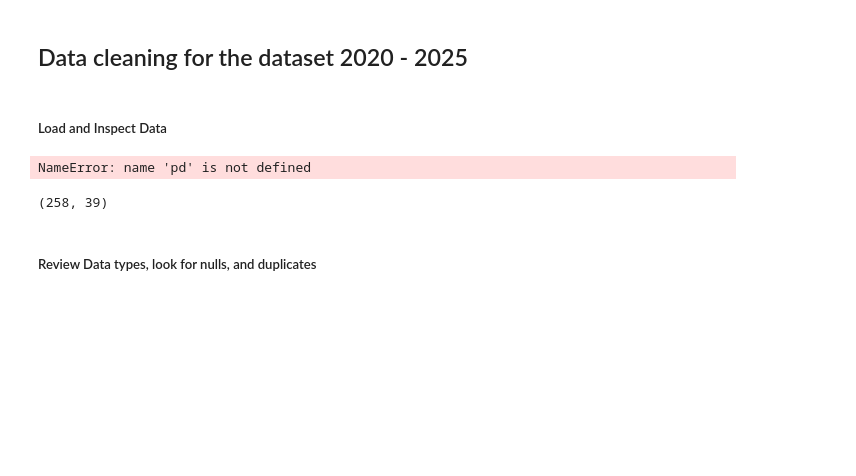
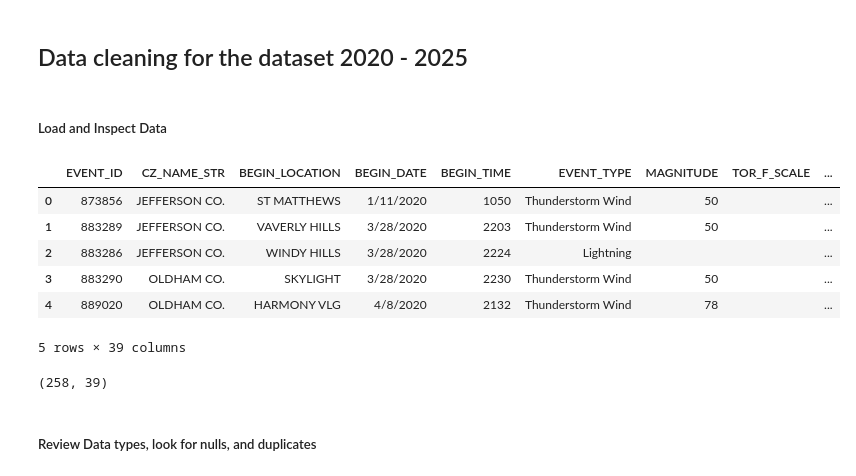
Before and after one commit to eugeniaduke/Is_Tornado_Activity_Increasing, a Jupyter notebook: Notebooks/data_cleaning_Tornado_Tracks.ipynb, the cells around one changed output. Drawn from its saved outputs; the diff is of its cells as text; code cells hidden in the pictures; blank space fills up the shorter version.

```diff
--- a/Notebooks/data_cleaning_Tornado_Tracks.ipynb
+++ b/Notebooks/data_cleaning_Tornado_Tracks.ipynb
@@ -81,10 +81,16 @@ tornado_tracks_df.to_csv("tornado_tracks_2015_2019_cleaned.csv", index=False)
 # %% [markdown]
 ##### Load and Inspect Data
 # %%
-tornado_tracks_2020_2025_df = pd.read_csv('../Datasets/Tornado_tracks_2020_2025.csv')
+tornado_tracks_2020_2025_df = pd.read_csv('../Datasets/Original Files/Tornado_tracks_2020_2025.csv')
 tornado_tracks_2020_2025_df.head()
 # %% [output]
+|  | EVENT_ID | CZ_NAME_STR | BEGIN_LOCATION | BEGIN_DATE | BEGIN_TIME | EVENT_TYPE | MAGNITUDE | TOR_F_SCALE | ... |
+| 0 | 873856 | JEFFERSON CO. | ST MATTHEWS | 1/11/2020 | 1050 | Thunderstorm Wind | 50 |  | ... |
+| 1 | 883289 | JEFFERSON CO. | VAVERLY HILLS | 3/28/2020 | 2203 | Thunderstorm Wind | 50 |  | ... |
+| 2 | 883286 | JEFFERSON CO. | WINDY HILLS | 3/28/2020 | 2224 | Lightning |  |  | ... |
+| 3 | 883290 | OLDHAM CO. | SKYLIGHT | 3/28/2020 | 2230 | Thunderstorm Wind | 50 |  | ... |
+| 4 | 889020 | OLDHAM CO. | HARMONY VLG | 4/8/2020 | 2132 | Thunderstorm Wind | 78 |  | ... |
-NameError: name 'pd' is not defined
+5 rows × 39 columns
 # %%
 tornado_tracks_2020_2025_df.shape
 # %% [output]
```
Also changed, not shown: parts of 2 cells of this notebook, 11 other files.
